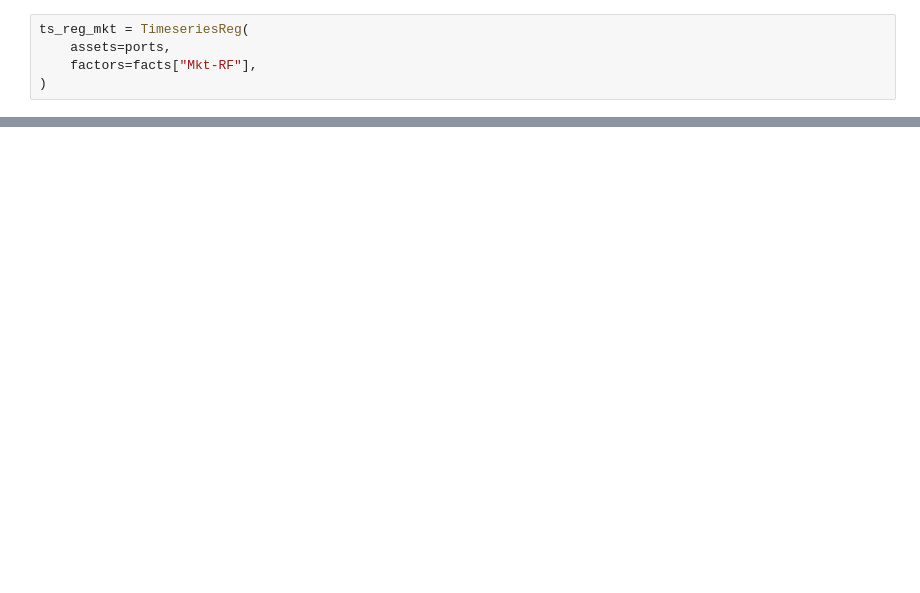
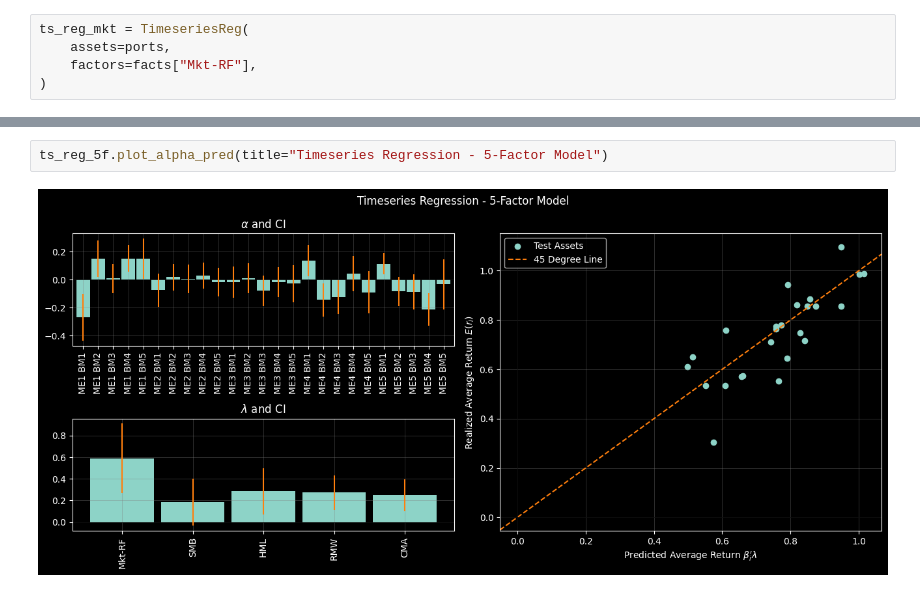
Before and after one commit to gusamarante/empfin, a Jupyter notebook: examples/timeseries_reg.ipynb, the cells around one changed output, grey strips where cells are left out. Cells and saved outputs as stored; diff of their text form; blank space fills up the shorter version.

```diff
--- a/examples/timeseries_reg.ipynb
+++ b/examples/timeseries_reg.ipynb
@@ -22,0 +79,4 @@ dtype: float64
+# %%
+ts_reg_5f.plot_alpha_pred(title="Timeseries Regression - 5-Factor Model")
+# %% [output]
+[figure, added]
```
Also changed, not shown: parts of 12 cells of this notebook.
